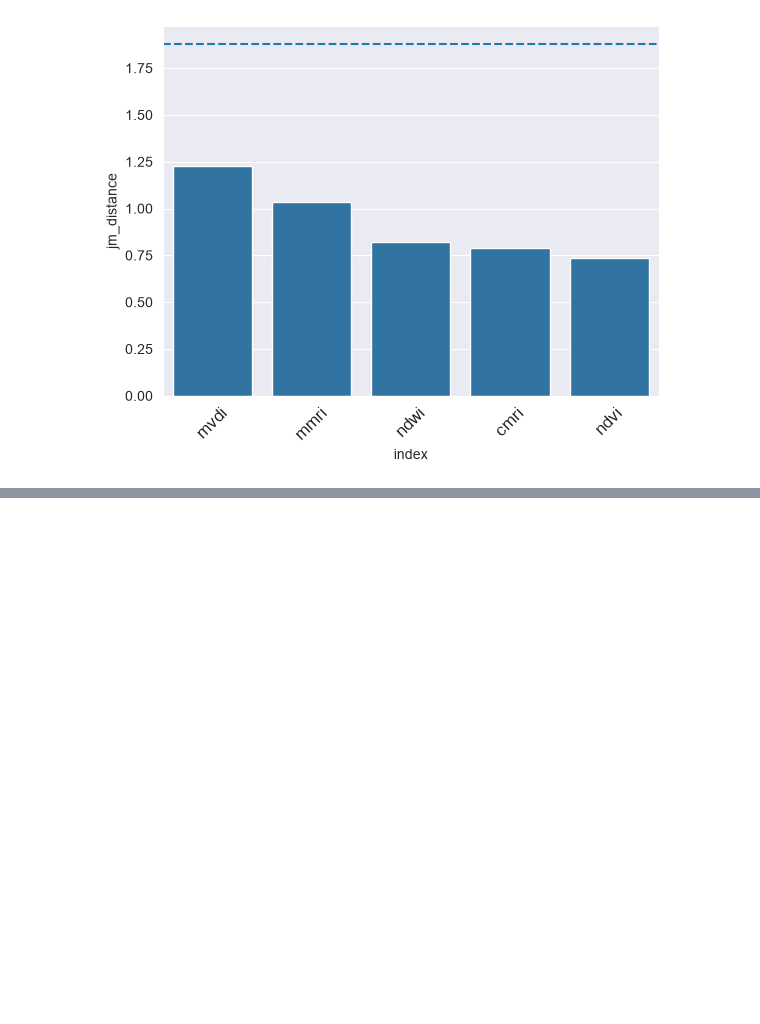
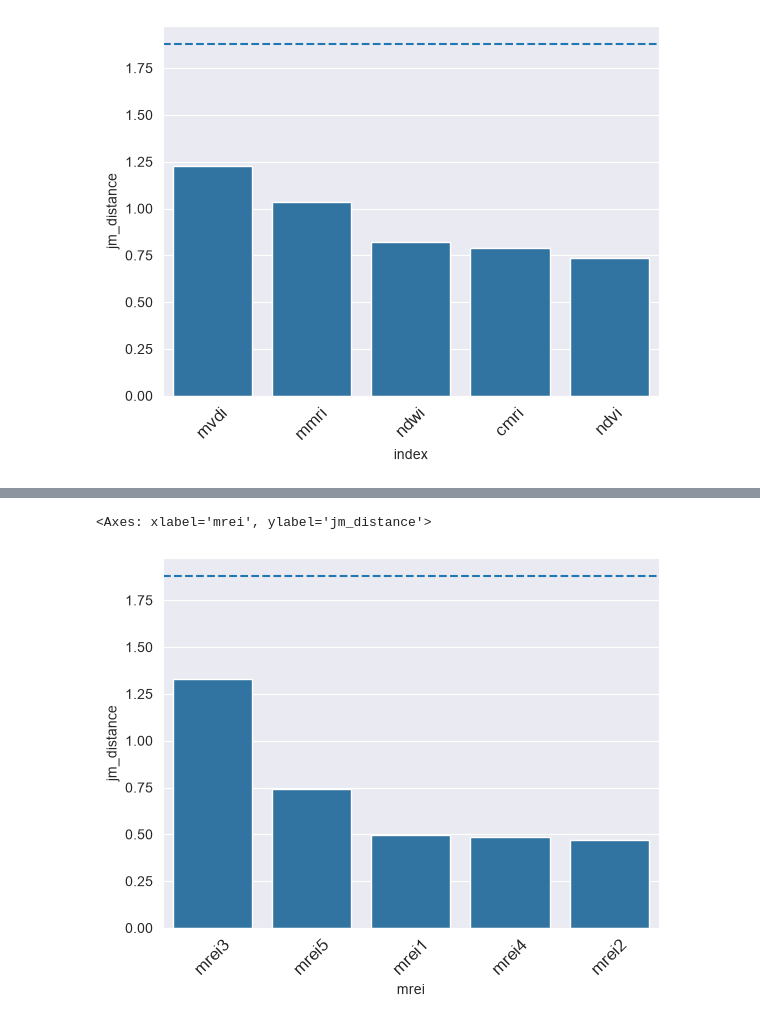
Before and after one commit to jeromemaiquez/gms-ir-mangrove-seagrass-surigao, a Jupyter notebook: main.ipynb, the cells around one changed output, grey strips where cells are left out. Cells and saved outputs as stored; diff of their text form; code cells hidden in the pictures; blank space fills up the shorter version.

```diff
--- a/main.ipynb
+++ b/main.ipynb
@@ -296,0 +393,9 @@ plot.separability_2class(
+# %%
+df_mrei_stats = validate.agg_per_class(
+    data=df_mrei,
+    category_column='LCM_CLASS',
+    band_names=mrei_names,
+    cats_compared=vegetation_classes
+)
+
+df_mrei_stats
@@ -296,0 +406,10 @@ plot.separability_2class(
+# %%
+df_mrei_separ = validate.get_separability(
+    df_mrei_stats,
+    category_column='LCM_CLASS',
+    category_a='Mangrove Forest',
+    category_b='Perennial Crop',
+    band_names=mrei_names
+).rename(columns={'band': 'mrei'})
+
+df_mrei_separ
@@ -296,0 +423,10 @@ plot.separability_2class(
+# %%
+plot.separability_2class(
+    df_mrei_separ,
+    separability_column='jm_distance',
+    band_column='mrei',
+    threshold=1.88
+)
+# %% [output]
+<Axes: xlabel='mrei', ylabel='jm_distance'>
+[figure, added]
```
Also changed, not shown: parts of 13 cells of this notebook.
